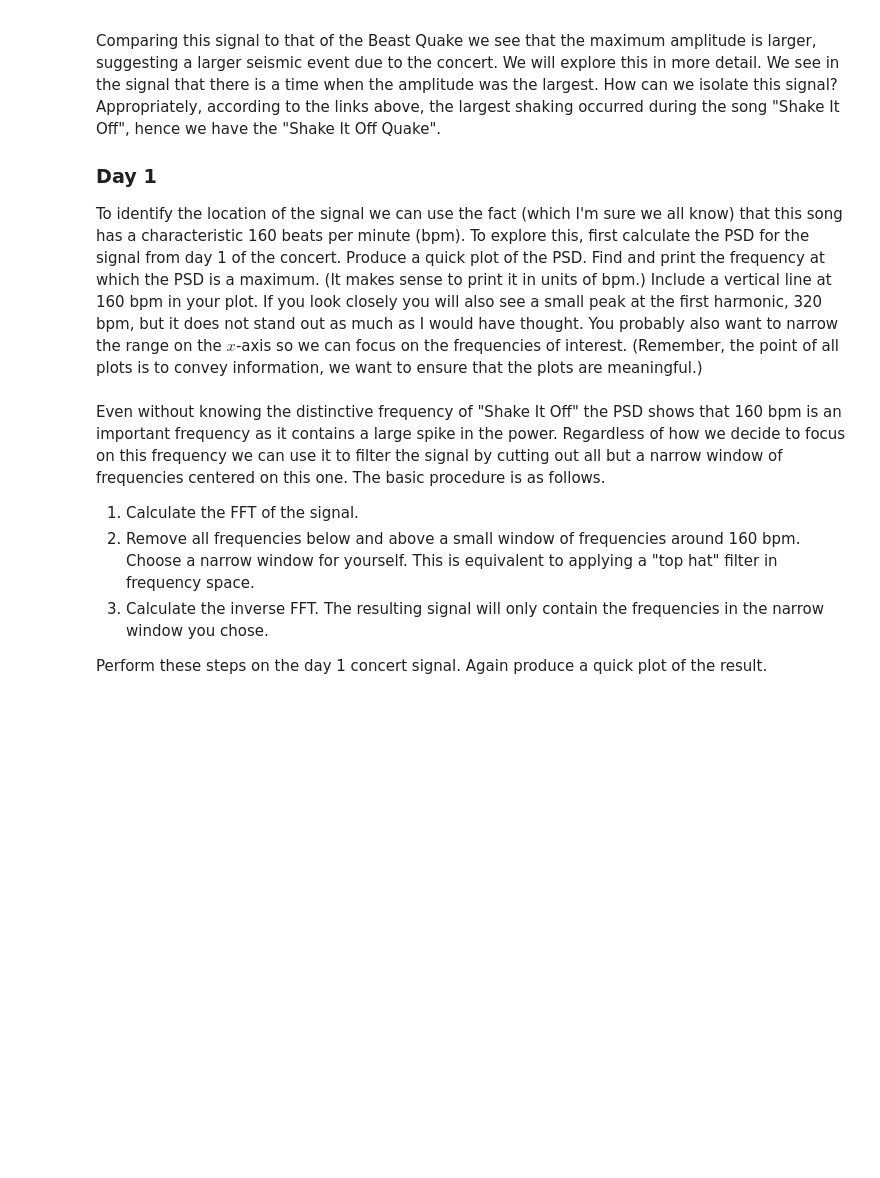
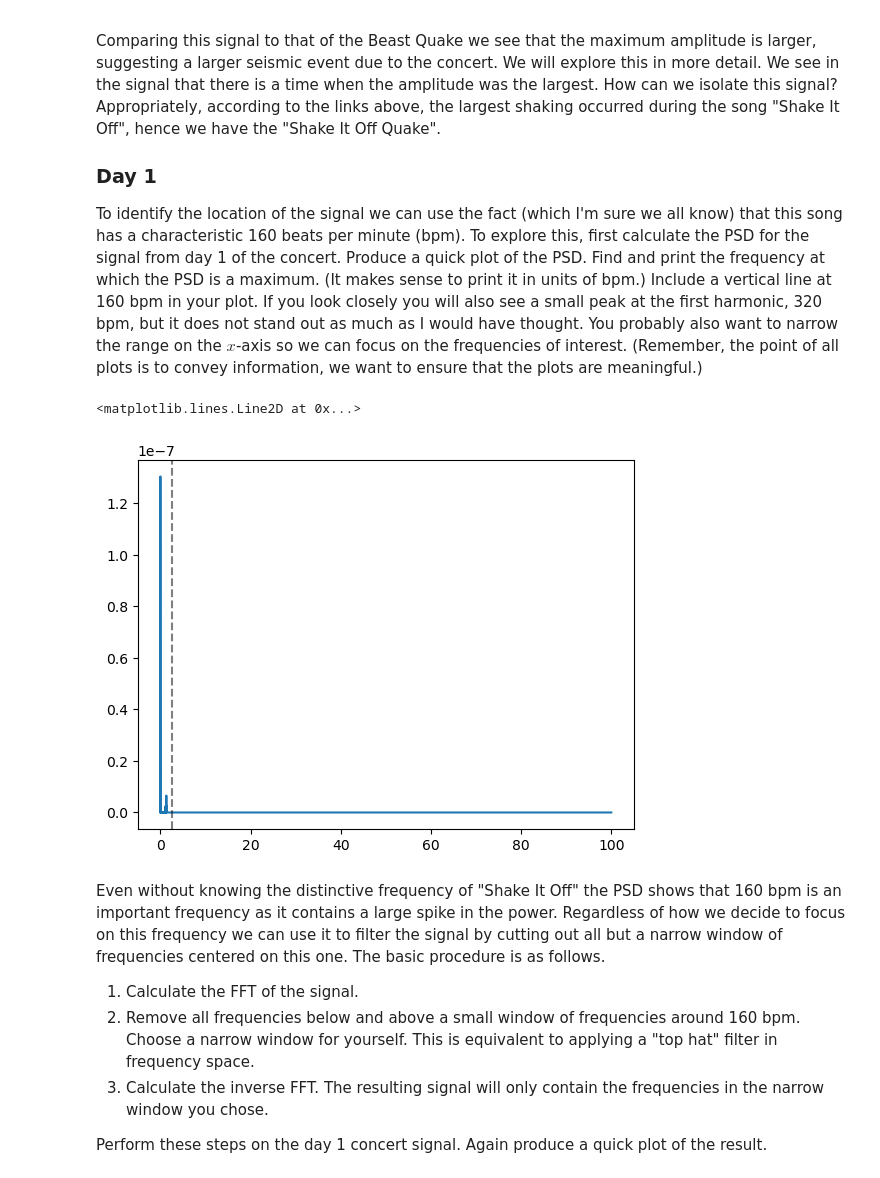
Before and after one commit to SerenaLynas/p250-spring-2026, a Jupyter notebook: labs/Lab10.ipynb, the cells around one changed output. Drawn from its saved outputs; the diff is of its cells as text; code cells hidden in the pictures; blank space fills up the shorter version.

```diff
--- a/labs/Lab10.ipynb
+++ b/labs/Lab10.ipynb
@@ -178,3 +228,12 @@ raise NotImplementedError()
+# %%
+sq1_psd = calculate_psd(sq1, fs)
+plt.plot(sq1_freq, sq1_psd)
+plt.axvline(160 / 60, c="k", alpha=0.5, linestyle="--")
+#plt.axvline(320 / 60, c="k", alpha=0.5, linestyle="--")
+#plt.xlim(0, 10)
+# %% [output]
+<matplotlib.lines.Line2D at 0x...>
+[figure, added]
 # %% [markdown]
 Even without knowing the distinctive frequency of "Shake It Off" the PSD shows that 160 bpm is an important frequency as it contains a large spike in the power.
 Regardless of how we decide to focus on this frequency we can use it to filter the signal by cutting out all but a narrow window of frequencies centered on this one.
```
Also changed, not shown: parts of 14 cells of this notebook.
